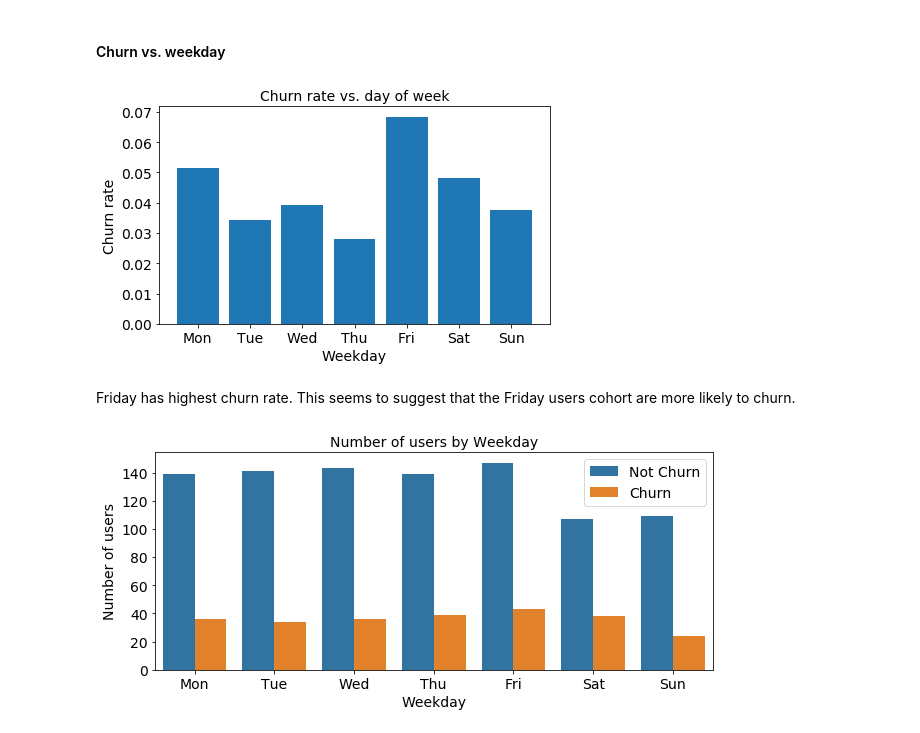
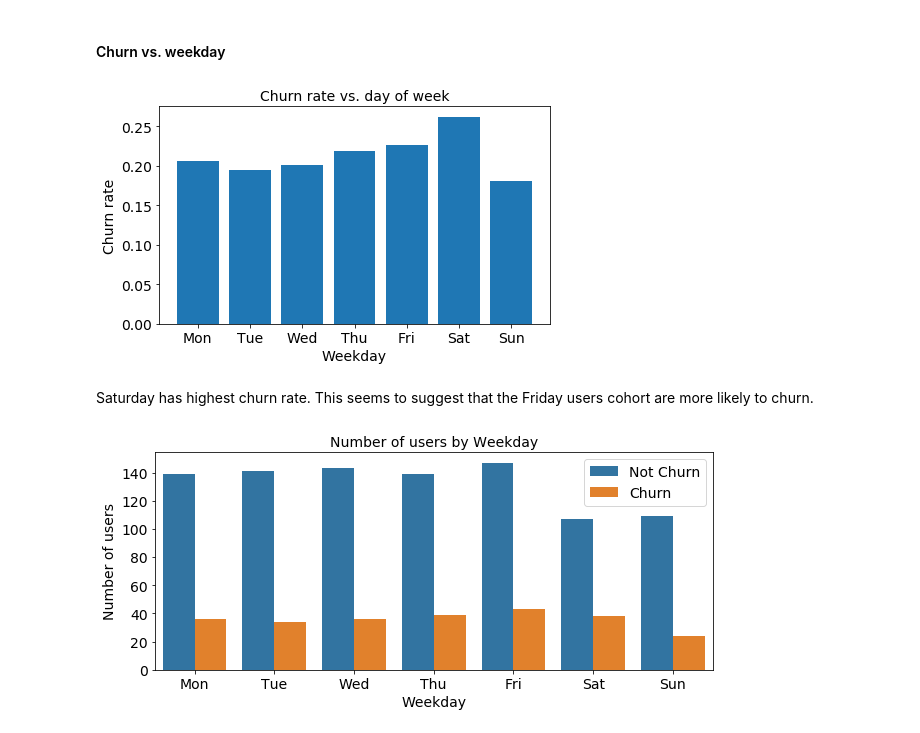
Before and after one commit to angang-li/sparkify, a Jupyter notebook: Sparkify.ipynb, the cells around one changed output. Saved outputs shown, nothing was run; the diff lists cells and outputs as text; code cells hidden in the pictures.

```diff
--- a/Sparkify.ipynb
+++ b/Sparkify.ipynb
@@ -509,29 +505,25 @@ plt.legend(loc='best', fontsize=14);
 #### Churn vs. weekday
 # %%
 # Calculate day counts
-daily = spark.sql(
-    '''
-    SELECT weekday, SUM(churned) num_churns, COUNT(DISTINCT userId) num_users
-    FROM df_sub_table
-    GROUP BY weekday
-    ORDER BY weekday
-    '''
-)
+daily = df_sub.select(['userId', 'weekday', 'churnUser'])\
+    .dropDuplicates()\
+    .groupBy('weekday')\
+    .agg(count('userId').alias('num_users'), Fsum('churnUser').alias('num_churns'))
 daily_df = daily.toPandas()
 
 # Visualize weekday patterns
 plt.figure(figsize=(7,4))
 plt.bar(daily_df['weekday'], daily_df['num_churns'] / daily_df['num_users'])
 plt.xticks(fontsize=14)
 plt.yticks(fontsize=14)
 plt.xlabel("Weekday", fontsize=14)
 plt.ylabel("Churn rate", fontsize=14)
 plt.xticks(range(7), ['Mon', 'Tue', 'Wed', 'Thu', 'Fri', 'Sat', 'Sun'])
 plt.title("Churn rate vs. day of week", fontsize=14);
 # %% [output]
-[figure, old version]
+[figure, new version]
 # %% [markdown]
-Friday has highest churn rate. This seems to suggest that the Friday users cohort are more likely to churn.
+Saturday has highest churn rate. This seems to suggest that the Friday users cohort are more likely to churn.
 # %%
 # Visualize the number of users by weekday
 func_churn_label = udf(lambda x: 'Churn' if x == 1 else 'Not Churn')
```
Also changed, not shown: parts of 11 cells of this notebook.
